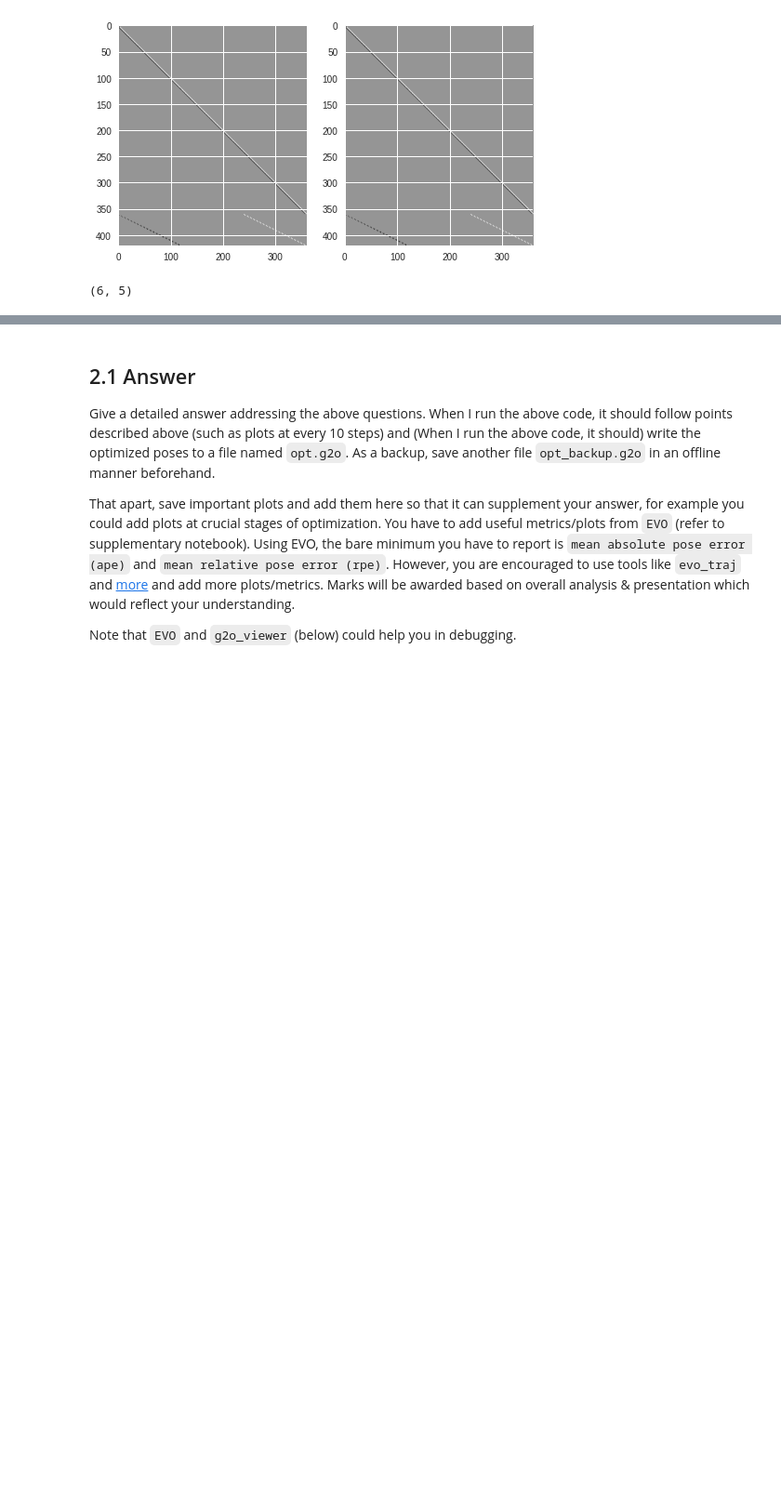
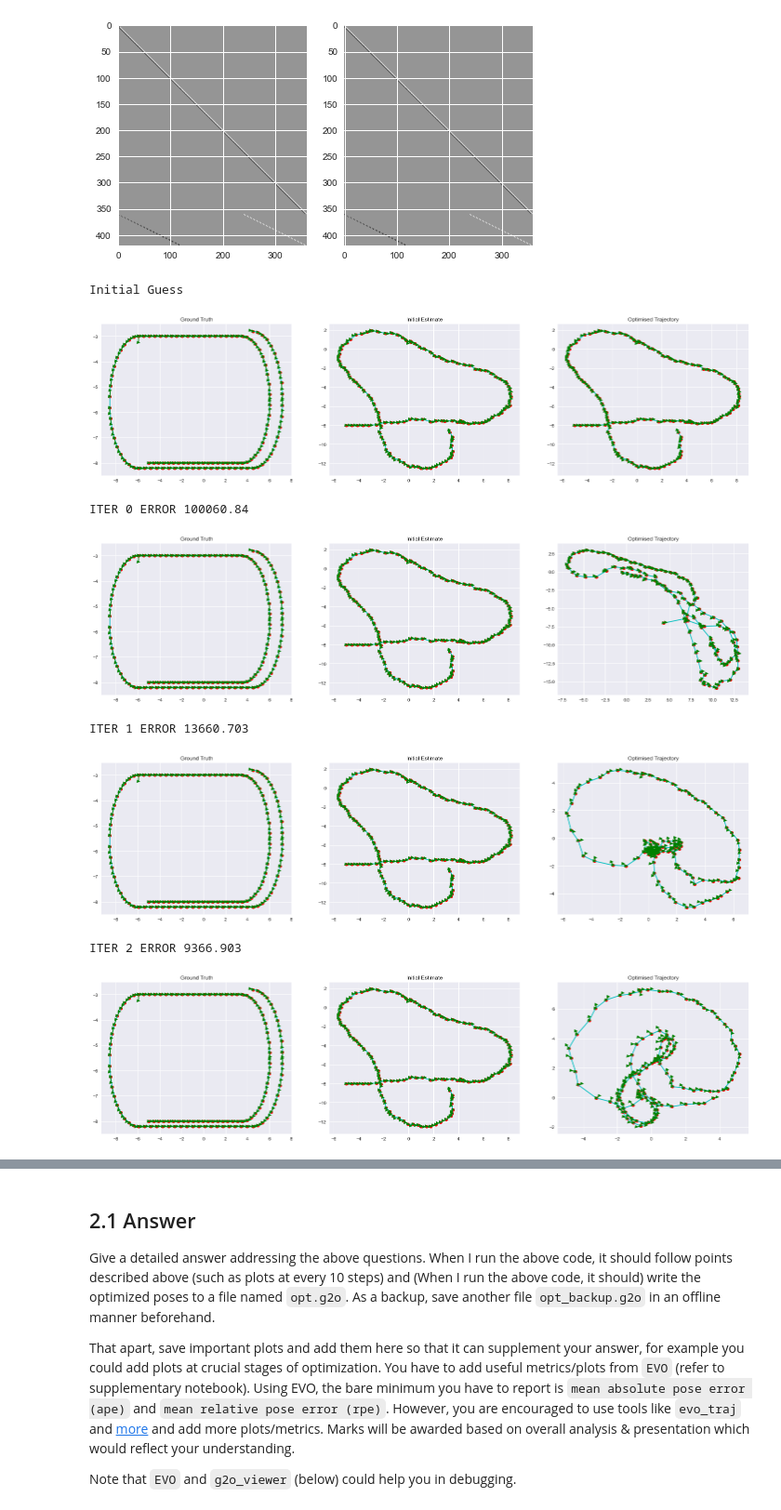
Before and after one commit to Aniket23160/Pose-Graph-SLAM, a Jupyter notebook: 23_outliers_YOUR-NAME_Project-1.ipynb, the cells around one changed output, grey strips where cells are left out. Shown at 93% size. Cells and saved outputs as stored; diff of their text form; code cells hidden in the pictures; blank space fills up the shorter version.

Commit message:
trajectory plots and EVO plots

```diff
--- a/23_outliers_YOUR-NAME_Project-1.ipynb
+++ b/23_outliers_YOUR-NAME_Project-1.ipynb
@@ -292,23 +308,6 @@ draw(poses[:,0], poses[:,1], poses[:,2])
 # %% [output]
 Poses (Vertices): (120, 3)
 [figure]
-# %%
-# WRITE ALL VERTICES AND EDGES IN g2o FORMAT
-# The original file included only a single vertex, others were generated only by using the odometry contraints
-
-with open('edges-poses.g2o', 'w') as f:
-    for i in range(poses.shape[0]):
-        st = "VERTEX_SE2 " + str(i) + " " + str(poses[i][0]) + " " + str(poses[i][1]) + " " + str(poses[i][2])
-        f.write("%s\n" % st)
-
-    for i in range(edges[0].shape[0]):
-        ind1 = edges[0][i]
-        ind2 = edges[1][i]
-        del_x = edges[2][i]
-        del_y = edges[3][i]
-        del_theta = edges[4][i]
-        st = "EDGE_SE2 " + str(ind1) + " " + str(ind2) + " " + str(del_x) + " " + str(del_y) + " " + str(del_theta)
-        f.write("%s\n" % st)
 # %% [markdown]
 ![edges-poses.png](./misc/edges-poses.png)
 # %%
@@ -517,23 +463,0 @@ jacobian = jax.jacfwd(func)
-# %%
-J.shape
-# %% [output]
-(6, 5)
-# %%
-iterations = 5
-for i in range(iterations):
-
-    # H @ delta_x = -b
-    J = jacobian(poses)
-    H = J.T @ weights @ J
-
-    fx_i = func(poses)
-    b = J.T @ weights.T @ fx_i
-
-    delta_x = -b @ np.linalg.inv(H)
-
-    print('\n')
-    print("Iteration", i)
-    print('\n')
-    print(delta_x)
-    pos = pos + delta_x
-    print(pos)
@@ -539,0 +532,17 @@ for i in range(iterations):
+# %%
+%%time
+poses_history, errors_history = optimise_lm(poses, edges, num_iters=3)
+plt.plot(errors_history)
+plt.show()
+best = jnp.argmin(jnp.asarray(errors_history))
+draw(poses_history[best][:, 0], poses_history[best][:, 1], poses_history[best][:, 2])
+write_poses(poses_history[best], edges, 'opt.g2o')
+# %% [output]
+Initial Guess
+[figure, added]
+ITER 0 ERROR 100060.84
+[figure, added]
+ITER 1 ERROR 13660.703
+[figure, added]
+ITER 2 ERROR 9366.903
+[figure, added]
```
Also changed, not shown: parts of 15 cells of this notebook.
